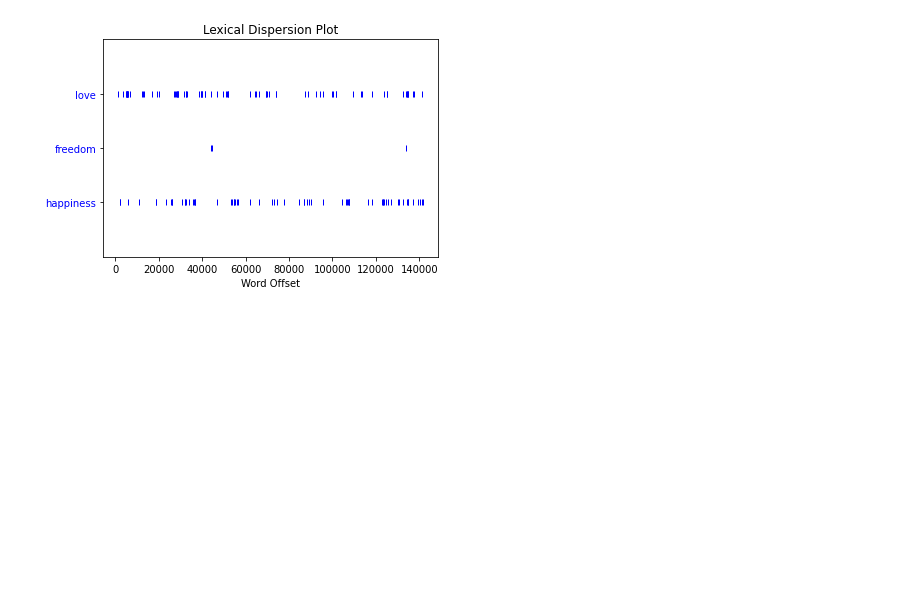
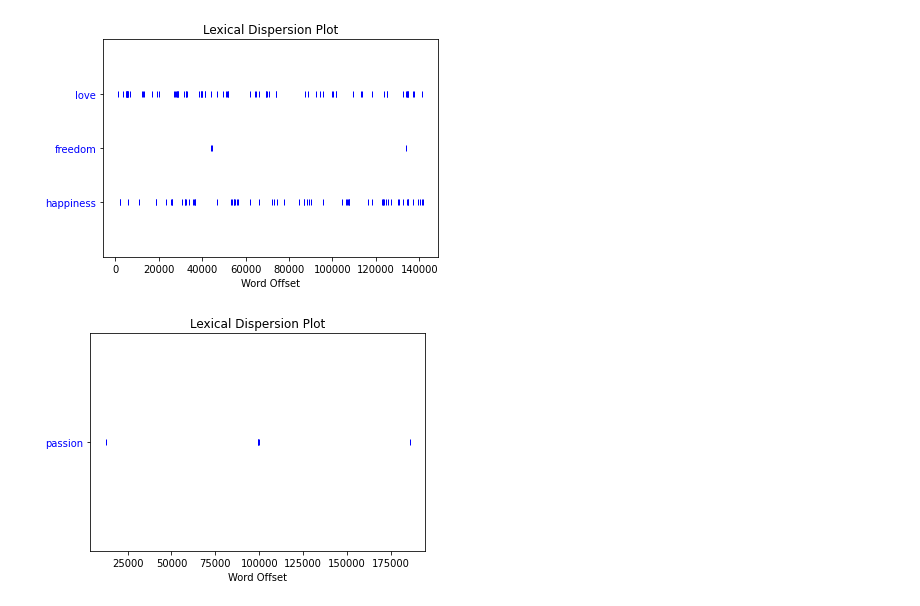
Before and after one commit to yesdeepakmittal/pytraining, a Jupyter notebook: Advanced/NLTK.ipynb, the cells around one changed output. Saved outputs shown, nothing was run; the diff lists cells and outputs as text; code cells hidden in the pictures; blank space fills up the shorter version.

```diff
--- a/Advanced/NLTK.ipynb
+++ b/Advanced/NLTK.ipynb
@@ -164,3 +197,7 @@ text2.dispersion_plot(["love", "freedom", "happiness", ])
 #religion = ' '.join(brown.words(categories='religion'))
 
 text2.generate(10)
+# %%
+text1.dispersion_plot(['passion'])
+# %% [output]
+[figure, added]
```
Also changed, not shown: parts of 20 cells of this notebook.
